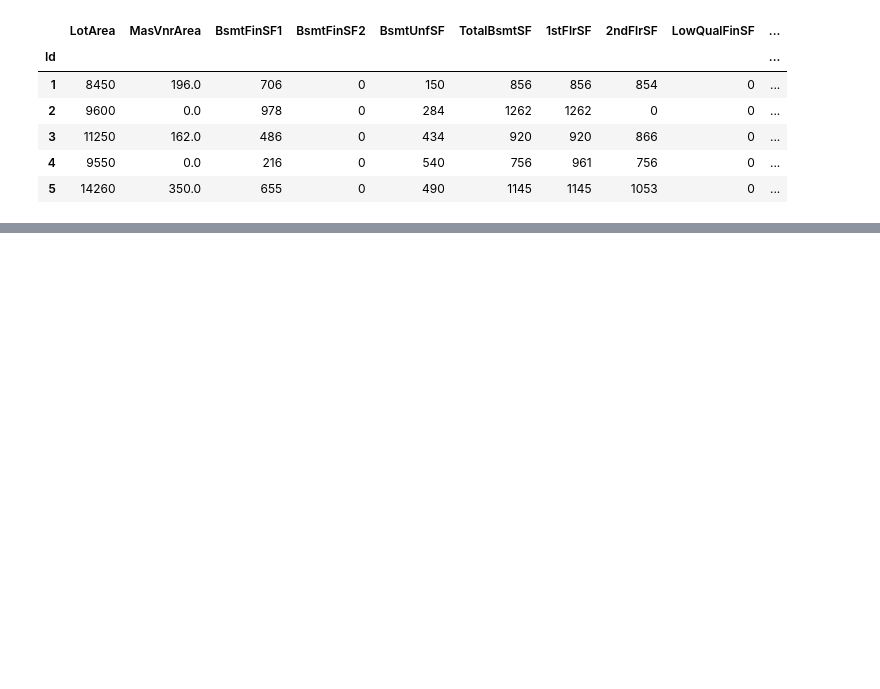
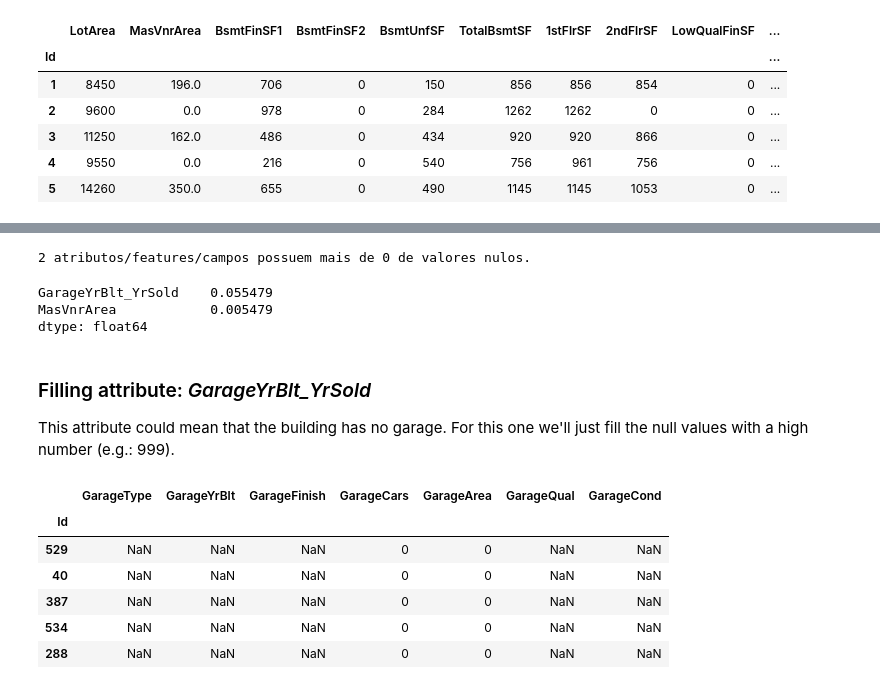
Before and after one commit to marcodeamicis/house_prices_regression, a Jupyter notebook: notebooks/2_data_preparation_suto.ipynb, the cells around one changed output, grey strips where cells are left out. Cells and saved outputs as stored; diff of their text form; code cells hidden in the pictures; blank space fills up the shorter version.

```diff
--- a/notebooks/2_data_preparation_suto.ipynb
+++ b/notebooks/2_data_preparation_suto.ipynb
@@ -171,0 +177,22 @@ df_output.head()
+# %%
+serie_nulos(df_output, corte=0)
+# %% [output]
+2 atributos/features/campos possuem mais de 0 de valores nulos.
+GarageYrBlt_YrSold    0.055479
+MasVnrArea            0.005479
+dtype: float64
+# %% [markdown]
+### Filling attribute: *GarageYrBlt_YrSold*
+
+This attribute could mean that the building has no garage. For this one we'll just fill the null values with a high number (e.g.: 999).
+# %%
+# This dataframe below shows there is NO information about the attributes with 'Garage' in the name.
+df.loc[df['GarageYrBlt'].isna(), [x for x in df.columns if 'arage' in x]].sample(5, random_state=RANDOM_STATE)
+# %% [output]
+|  | GarageType | GarageYrBlt | GarageFinish | GarageCars | GarageArea | GarageQual | GarageCond |
+| Id |  |  |  |  |  |  |  |
+| 529 | NaN | NaN | NaN | 0 | 0 | NaN | NaN |
+| 40 | NaN | NaN | NaN | 0 | 0 | NaN | NaN |
+| 387 | NaN | NaN | NaN | 0 | 0 | NaN | NaN |
+| 534 | NaN | NaN | NaN | 0 | 0 | NaN | NaN |
+| 288 | NaN | NaN | NaN | 0 | 0 | NaN | NaN |
```
Also changed, not shown: parts of 24 cells of this notebook, 5 other files.
